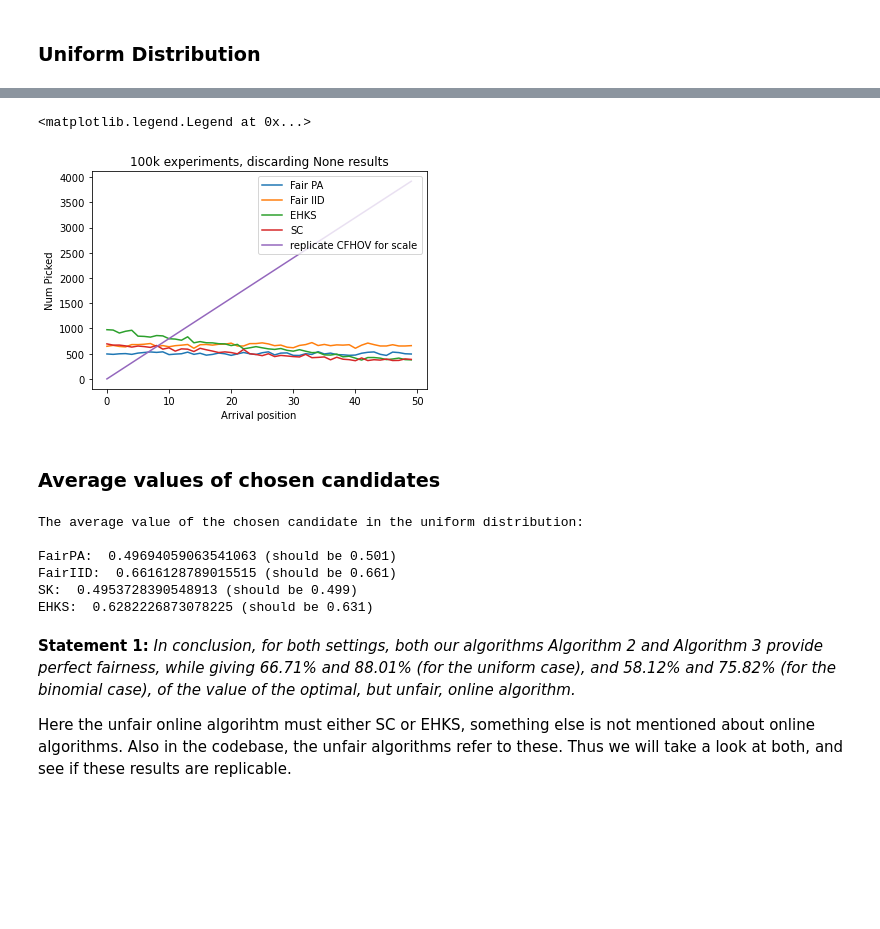
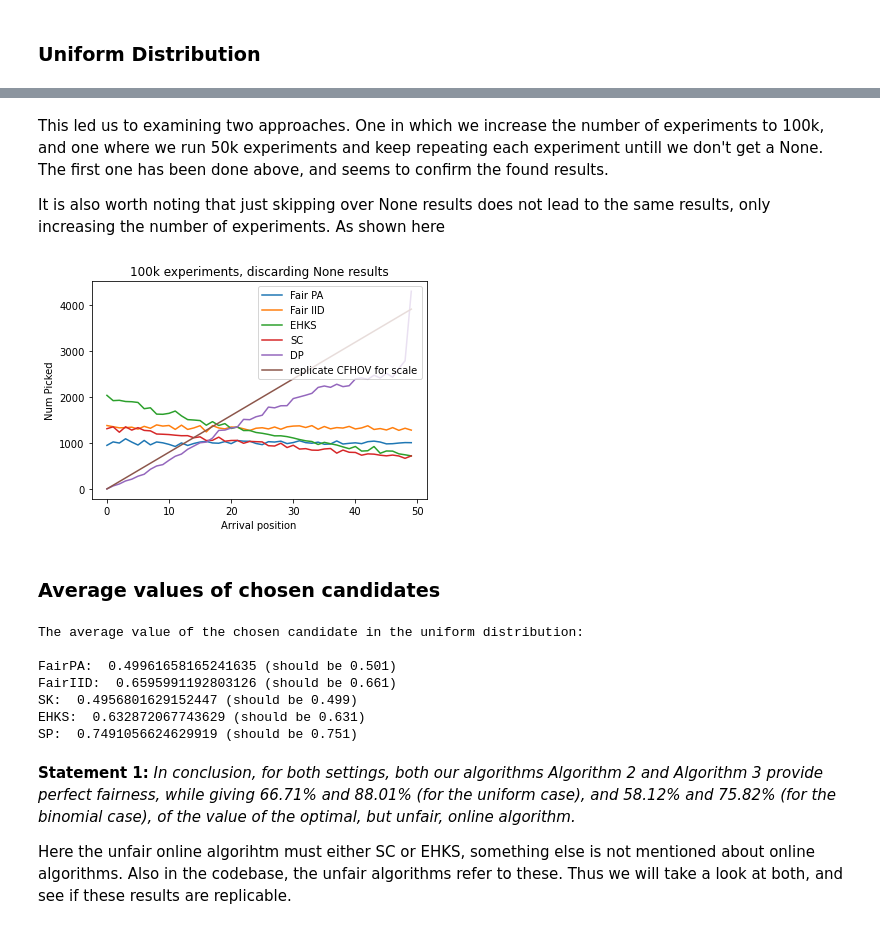
Before and after one commit to pimpraat/FACT-Ai, a Jupyter notebook: python implementation/multicolor_prophet.ipynb, the cells around one changed output, grey strips where cells are left out. Cells and saved outputs as stored; diff of their text form; code cells hidden in the pictures; blank space fills up the shorter version.

Commit message:
Implemented DP baseline
Also update figures to actual 50k and 100k experiments (were both 50k)

```diff
--- a/python implementation/multicolor_prophet.ipynb
+++ b/python implementation/multicolor_prophet.ipynb
@@ -63,6 +217,18 @@ def EHKS_algorithm(Values, distribution_type):
     for i in range(0, len(Values)):
         if Values[i] >= Finv(distribution_type, (1.0 - (1.0 / len(Values)))):
             return i
+
+# Implemented according to the function “ComputeSolutionDiffEq” in unfair-prophet.cc
+def DP_algorithm(Values, distribution_type):
+#     TODO: still need to figure out if these precomputed thresholds hold!
+    if len(Values) == 50:
+        diff_solution = diff_solution_50
+    else:
+        diff_solution = diff_solution_1000
+
+    for i in range(0, len(Values)):
+        if Values[i] >= Finv(distribution_type, np.power(diff_solution[i], (1.0 / (len(Values) - 1)))):
+            return i
 # %% [markdown]
 ## The experiments
 # %% [markdown]
@@ -148,45 +316,55 @@ It is also worth noting that just skipping over None results does not lead to th
+# %% [markdown]
+This led us to examining two approaches. One in which we increase the number of experiments to 100k, and one where we run 50k experiments and keep repeating each experiment untill we don't get a None. The first one has been done above, and seems to confirm the found results.
+
+It is also worth noting that just skipping over None results does not lead to the same results, only increasing the number of experiments. As shown here
 # %%
 #Plotting the results for 100k experiments
 
-arrivalPositionsChosenFairPA, a = runExperiment(algorithm="FairGeneralProphet", N_experimentReps=50000,
+arrivalPositionsChosenFairPA, a = runExperiment(algorithm="FairGeneralProphet", N_experimentReps=50000*2,
                                                 distribution_type="uniform", n_candidates=50)
 
-arrivalPositionsChosenFairIID, b = runExperiment(algorithm="FairIIDProphet", N_experimentReps=50000,
+arrivalPositionsChosenFairIID, b = runExperiment(algorithm="FairIIDProphet", N_experimentReps=50000*2,
                                                 distribution_type="uniform", n_candidates=50)
 
-arrivalPositionsChosenSC, c = runExperiment(algorithm="SC", N_experimentReps=50000,
+arrivalPositionsChosenSC, c = runExperiment(algorithm="SC", N_experimentReps=50000*2,
                                                 distribution_type="uniform", n_candidates=50)
 
-arrivalPositionsChosenEHKS, d = runExperiment(algorithm="EHKS", N_experimentReps=50000,
+arrivalPositionsChosenEHKS, d = runExperiment(algorithm="EHKS", N_experimentReps=50000*2,
+                                                distribution_type="uniform", n_candidates=50)
+
+arrivalPositionsChosenDP, e = runExperiment(algorithm="DP", N_experimentReps=50000*2,
                                                 distribution_type="uniform", n_candidates=50)
 
 plt.plot(range(0,50), arrivalPositionsChosenFairPA, label="Fair PA")
 plt.plot(range(0,50), arrivalPositionsChosenFairIID, label="Fair IID")
 plt.plot(range(0,50), arrivalPositionsChosenEHKS, label="EHKS")
 plt.plot(range(0,50), arrivalPositionsChosenSC, label="SC")
+plt.plot(range(0,50), arrivalPositionsChosenDP, label="DP")
 plt.plot(range(0,50), range(0,4000,80), label="replicate CFHOV for scale")
 plt.title("100k experiments, discarding None results")
 plt.xlabel("Arrival position")
 plt.ylabel("Num Picked")
 plt.legend(loc="upper right")
+plt.savefig("100kExperiments.png")
 # %% [output]
-<matplotlib.legend.Legend at 0x...>
-[figure, old version]
+[figure, new version]
-# %% [markdown]
-### Average values of chosen candidates
-# %%
-print("The average value of the chosen candidate in the uniform distribution: \n")
-print("FairPA: ", mean(a), "(should be 0.501)")
-print("FairIID: ", mean(b), "(should be 0.661)")
-print("SK: ", mean(c), "(should be 0.499)")
-print("EHKS: ", mean(d), "(should be 0.631)")
-# %% [output]
-The average value of the chosen candidate in the uniform distribution:
-
-FairPA:  0.49694059063541063 (should be 0.501)
-FairIID:  0.6616128789015515 (should be 0.661)
-SK:  0.4953728390548913 (should be 0.499)
-EHKS:  0.6282226873078225 (should be 0.631)
+# %% [markdown]
+### Average values of chosen candidates
+# %%
+print("The average value of the chosen candidate in the uniform distribution: \n")
+print("FairPA: ", mean(a), "(should be 0.501)")
+print("FairIID: ", mean(b), "(should be 0.661)")
+print("SK: ", mean(c), "(should be 0.499)")
+print("EHKS: ", mean(d), "(should be 0.631)")
+print("SP: ", mean(e), "(should be 0.751)")
+# %% [output]
+The average value of the chosen candidate in the uniform distribution:
+
+FairPA:  0.49961658165241635 (should be 0.501)
+FairIID:  0.6595991192803126 (should be 0.661)
+SK:  0.4956801629152447 (should be 0.499)
+EHKS:  0.632872067743629 (should be 0.631)
+SP:  0.7491056624629919 (should be 0.751)
 # %% [markdown]
 
 **Statement 1:** _In conclusion, for both settings, both our algorithms Algorithm 2 and Algorithm 3 provide perfect fairness, while giving 66.71% and 88.01% (for the uniform case), and 58.12% and 75.82% (for the binomial case), of the value of the optimal, but unfair, online algorithm._
```
Also changed, not shown: parts of 11 cells of this notebook, 6 other files.
